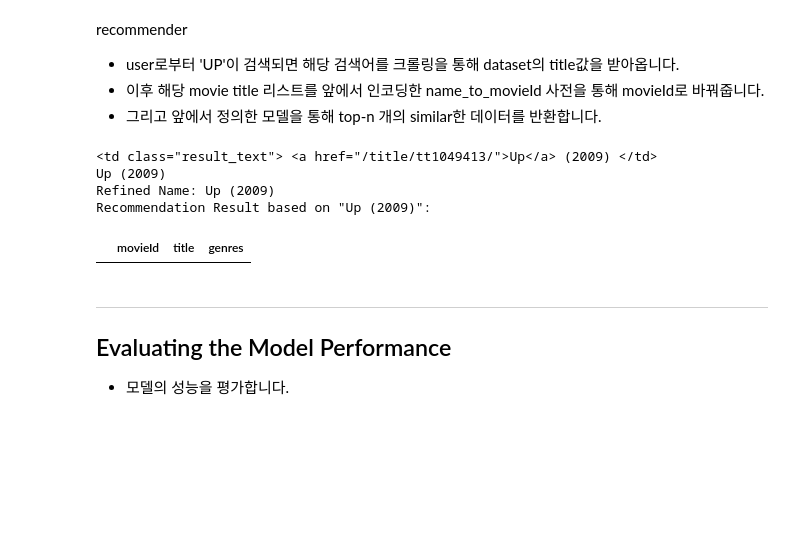
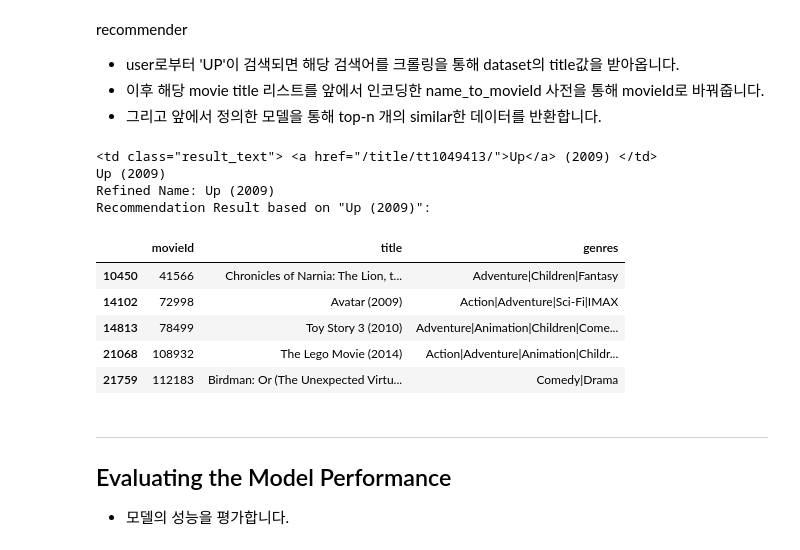
Before and after one commit to boo105/Item2vec-Recommendation-System, a Jupyter notebook: tutorial.ipynb, the cells around one changed output. Saved outputs shown, nothing was run; the diff lists cells and outputs as text; code cells hidden in the pictures; blank space fills up the shorter version.

```diff
--- a/tutorial.ipynb
+++ b/tutorial.ipynb
@@ -255,14 +255,20 @@ recommender
 - 그리고 앞에서 정의한 모델을 통해 top-n 개의 similar한 데이터를 반환합니다.
 # %%
 ls = recommender(positive_list=["UP"], useRefineSearch=True, topn=5)
+ls = list(map(int,ls))
 print('Recommendation Result based on "Up (2009)":')
 display(df_movies[df_movies['movieId'].isin(ls)])
 # %% [output]
 <td class="result_text"> <a href="/title/tt1049413/">Up</a> (2009) </td>
 Up (2009)
 Refined Name: Up (2009)
 Recommendation Result based on "Up (2009)":
 |  | movieId | title | genres |
+| 10450 | 41566 | Chronicles of Narnia: The Lion, t... | Adventure|Children|Fantasy |
+| 14102 | 72998 | Avatar (2009) | Action|Adventure|Sci-Fi|IMAX |
+| 14813 | 78499 | Toy Story 3 (2010) | Adventure|Animation|Children|Come... |
+| 21068 | 108932 | The Lego Movie (2014) | Action|Adventure|Animation|Childr... |
+| 21759 | 112183 | Birdman: Or (The Unexpected Virtu... | Comedy|Drama |
 # %% [markdown]
 ***
 ## Evaluating the Model Performance
```
Also changed, not shown: parts of 1 cell of this notebook.
